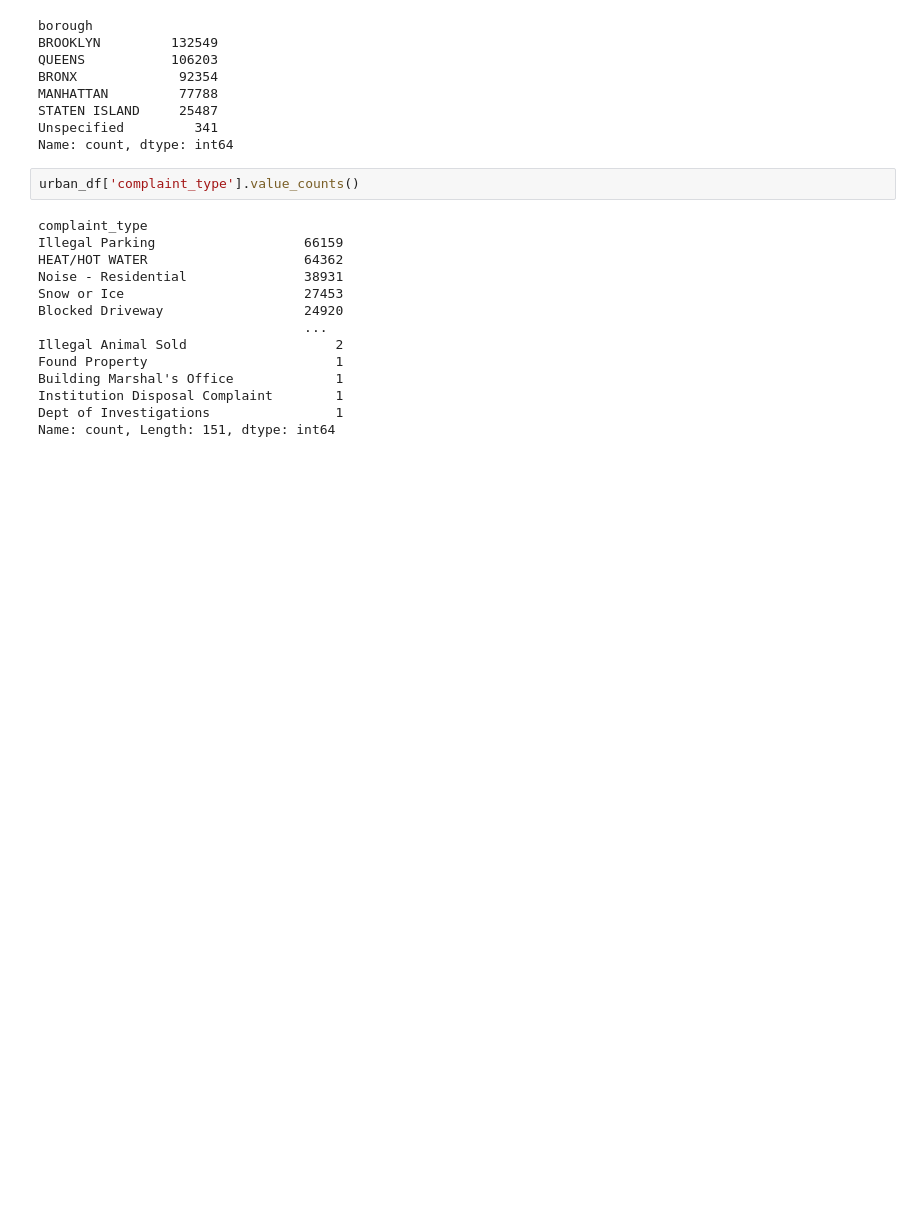
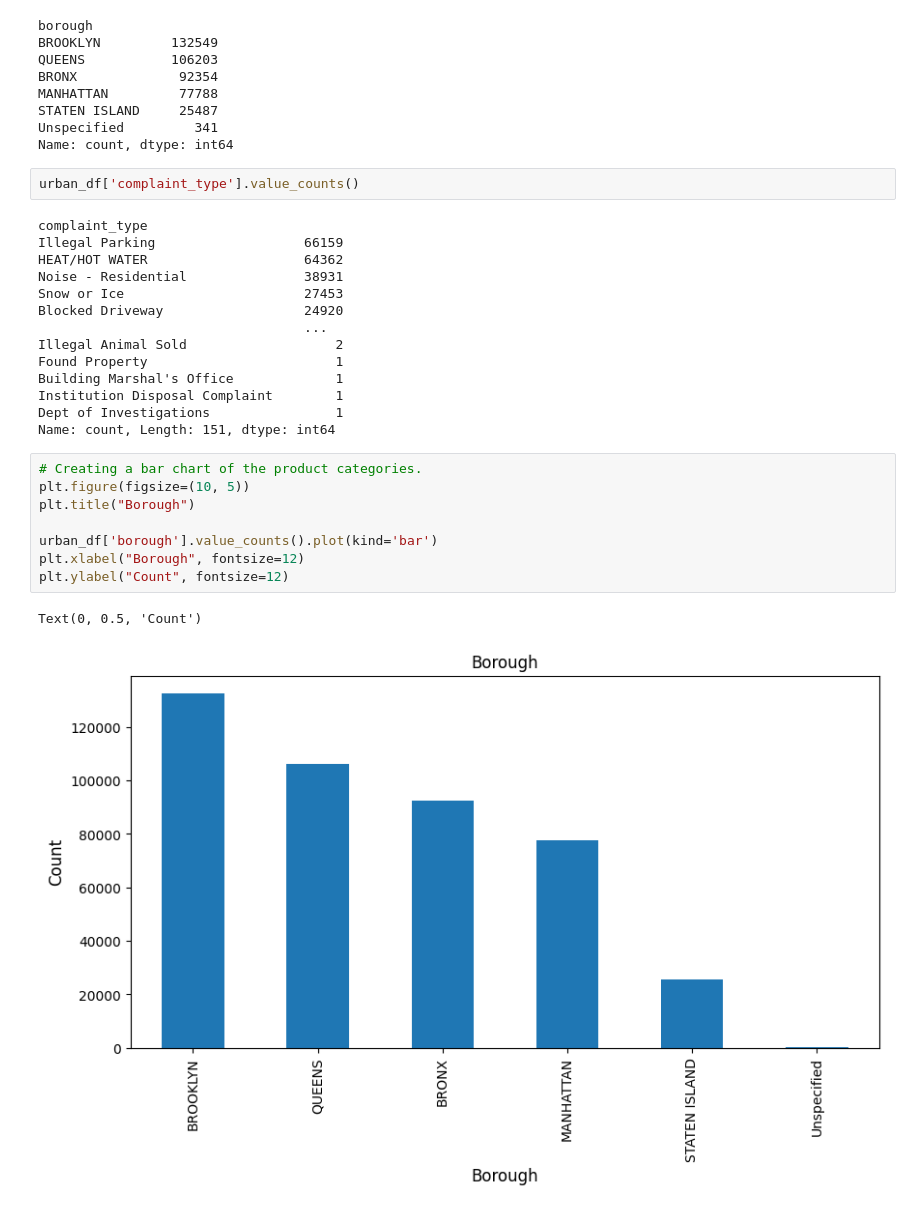
Before and after one commit to fsa-aiml-2511/final-capstone-vibetastrophe-consulting, a Jupyter notebook: notebooks/eda_davidfekke.ipynb, the cells around one changed output. Saved outputs shown, nothing was run; the diff lists cells and outputs as text; blank space fills up the shorter version.

```diff
--- a/notebooks/eda_davidfekke.ipynb
+++ b/notebooks/eda_davidfekke.ipynb
@@ -257,3 +257,14 @@ Building Marshal's Office             1
 Institution Disposal Complaint        1
 Dept of Investigations                1
 Name: count, Length: 151, dtype: int64
+# %%
+# Creating a bar chart of the product categories.
+plt.figure(figsize=(10, 5))
+plt.title("Borough")
+
+urban_df['borough'].value_counts().plot(kind='bar')
+plt.xlabel("Borough", fontsize=12)
+plt.ylabel("Count", fontsize=12)
+# %% [output]
+Text(0, 0.5, 'Count')
+[figure, added]
```
Also changed, not shown: parts of 1 cell of this notebook.
